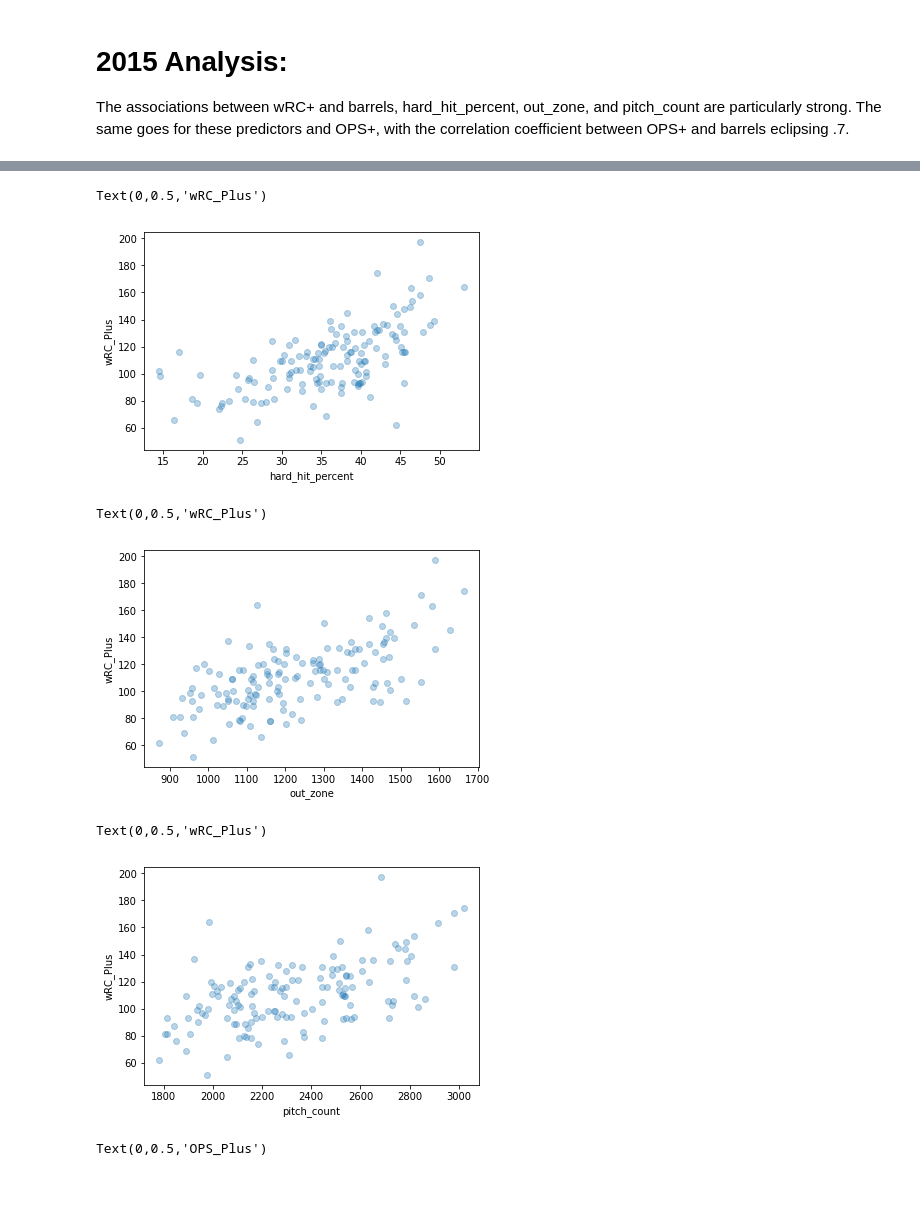
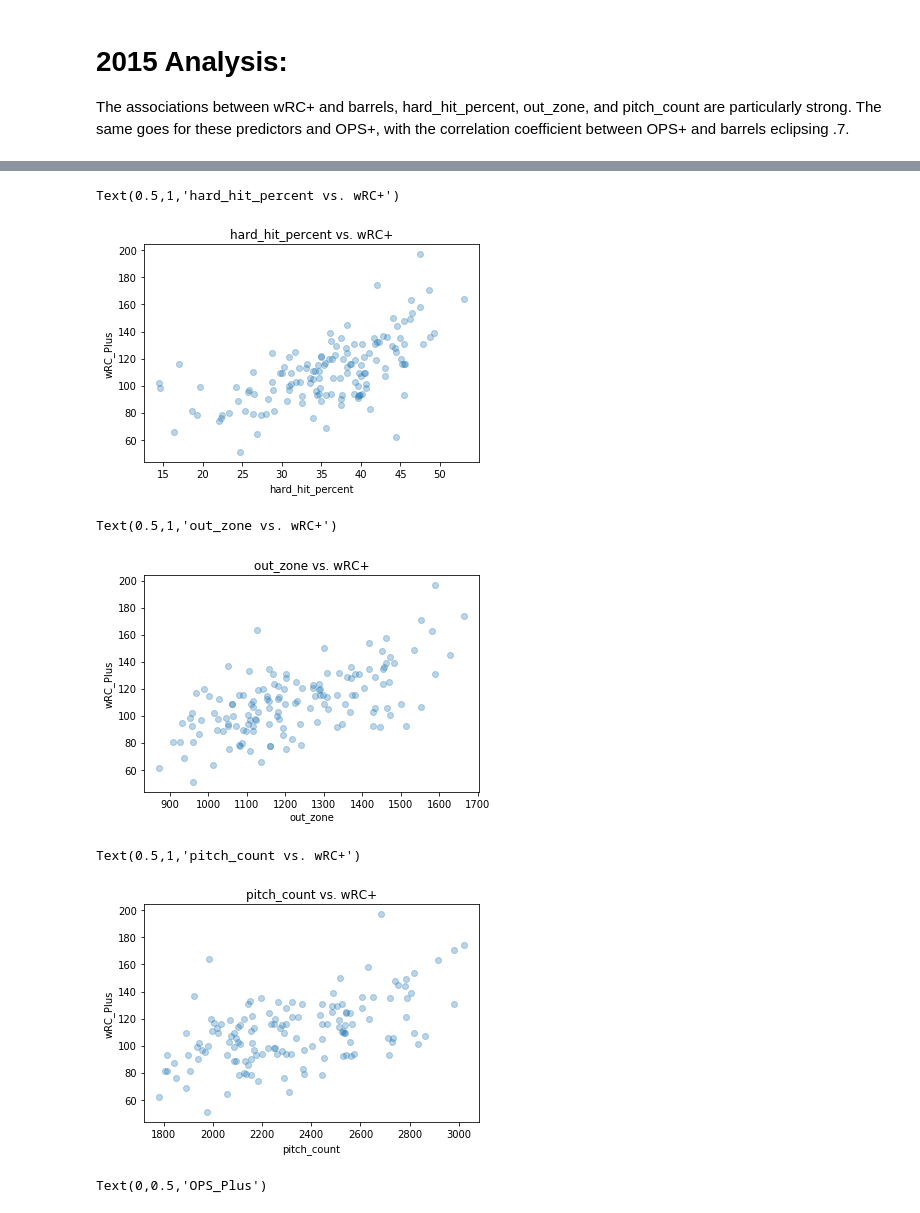
Before and after one commit to GeoffreyBrann/info2950, a Jupyter notebook: Phase_2_final.ipynb, the cells around one changed output, grey strips where cells are left out. Drawn from its saved outputs; the diff is of its cells as text; code cells hidden in the pictures; blank space fills up the shorter version.

```diff
--- a/Phase_2_final.ipynb
+++ b/Phase_2_final.ipynb
@@ -681,24 +700,27 @@ Text(0,0.5,'wRC_Plus')
 # %%
 plt.scatter(data_2015['hard_hit_percent'], data_2015['wRC_Plus'],alpha=0.3)
 plt.xlabel('hard_hit_percent')
 plt.ylabel('wRC_Plus')
+plt.title('hard_hit_percent vs. wRC+')
 # %% [output]
-Text(0,0.5,'wRC_Plus')
+Text(0.5,1,'hard_hit_percent vs. wRC+')
-[figure, old version]
+[figure, new version]
 # %%
 plt.scatter(data_2015['out_zone'], data_2015['wRC_Plus'],alpha=0.3)
 plt.xlabel('out_zone')
 plt.ylabel('wRC_Plus')
+plt.title('out_zone vs. wRC+')
 # %% [output]
-Text(0,0.5,'wRC_Plus')
+Text(0.5,1,'out_zone vs. wRC+')
-[figure, old version]
+[figure, new version]
 # %%
 plt.scatter(data_2015['pitch_count'], data_2015['wRC_Plus'],alpha=0.3)
 plt.xlabel('pitch_count')
 plt.ylabel('wRC_Plus')
+plt.title('pitch_count vs. wRC+')
 # %% [output]
-Text(0,0.5,'wRC_Plus')
+Text(0.5,1,'pitch_count vs. wRC+')
-[figure, old version]
+[figure, new version]
 # %%
 plt.scatter(data_2015['barrels'], data_2015['OPS_Plus'],alpha=0.3)
 plt.xlabel('barrels')
```
Also changed, not shown: parts of 10 cells of this notebook.
